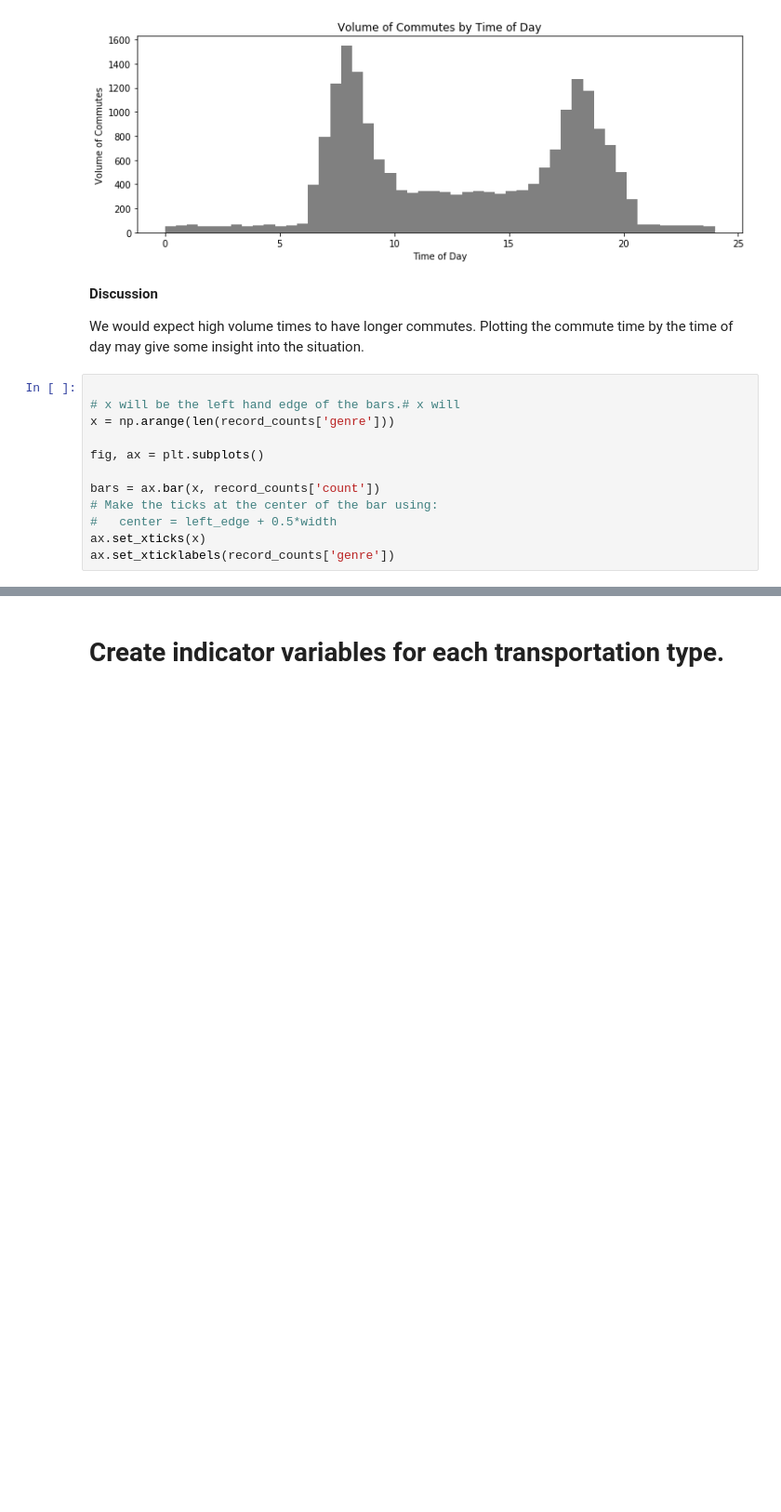
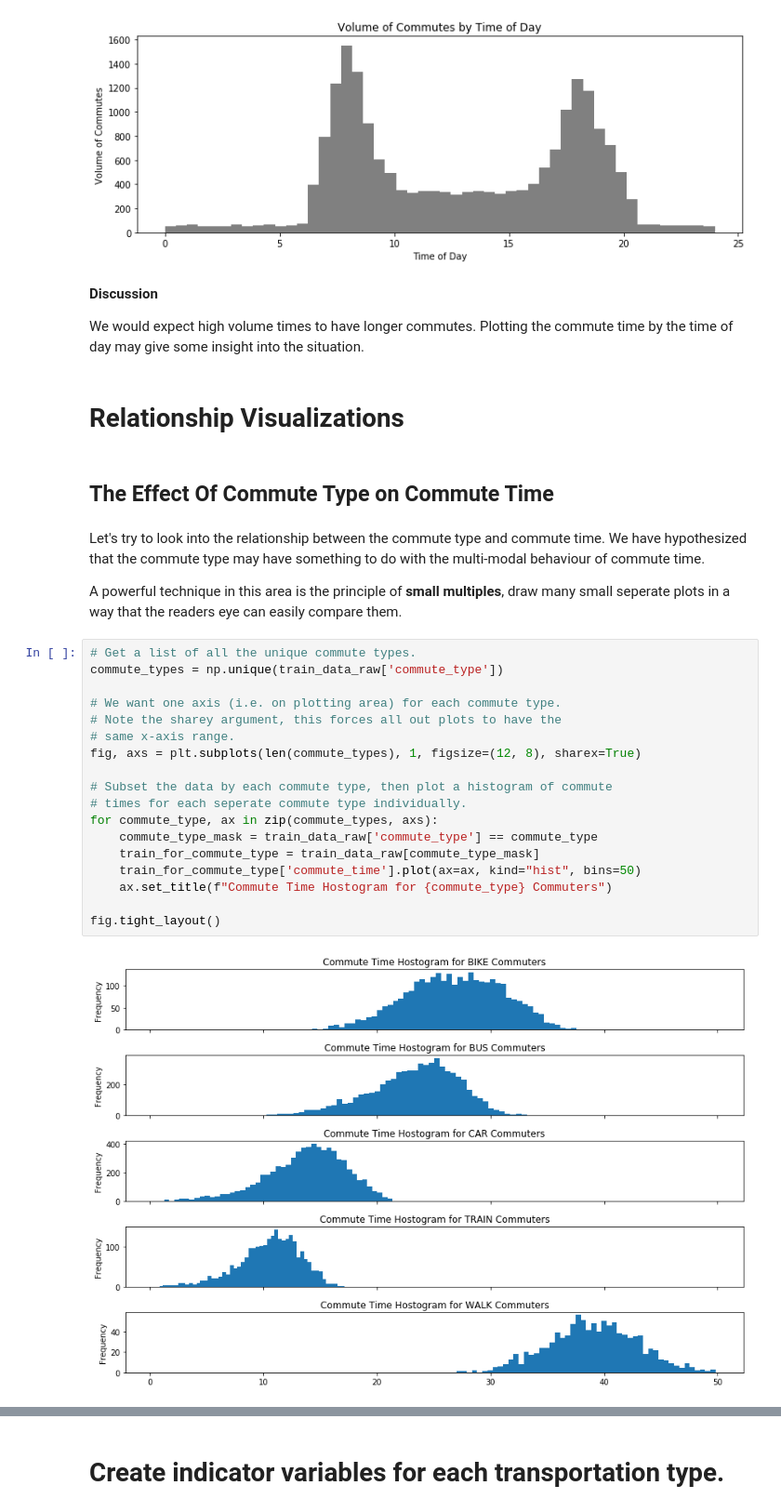
Before and after one commit to QCaudron/ml_101, a Jupyter notebook: 2_Linear_models/linear-regression.ipynb, the cells around one changed output, grey strips where cells are left out. Shown at 93% size. Drawn from its saved outputs; the diff is of its cells as text; blank space fills up the shorter version.

Commit message:
Add transportation-type vs. commute-time visualizations.

```diff
--- a/2_Linear_models/linear-regression.ipynb
+++ b/2_Linear_models/linear-regression.ipynb
@@ -100,15 +100,31 @@ Text(0,0.5,'Volume of Commutes')
 **Discussion**
 
 We would expect high volume times to have longer commutes.  Plotting the commute time by the time of day may give some insight into the situation.
-# %%
-
-# x will be the left hand edge of the bars.# x will
-x = np.arange(len(record_counts['genre']))
-
-fig, ax = plt.subplots()
-
-bars = ax.bar(x, record_counts['count'])
-# Make the ticks at the center of the bar using:
-#   center = left_edge + 0.5*width
-ax.set_xticks(x)
-ax.set_xticklabels(record_counts['genre'])
+# %% [markdown]
+# Relationship Visualizations
+# %% [markdown]
+## The Effect Of Commute Type on Commute Time
+# %% [markdown]
+Let's try to look into the relationship between the commute type and commute time.  We have hypothesized that the commute type may have something to do with the multi-modal behaviour of commute time.
+
+A powerful technique in this area is the principle of **small multiples**, draw many small seperate plots in a way that the readers eye can easily compare them.
+# %%
+# Get a list of all the unique commute types.
+commute_types = np.unique(train_data_raw['commute_type'])
+
+# We want one axis (i.e. on plotting area) for each commute type.
+# Note the sharey argument, this forces all out plots to have the
+# same x-axis range.
+fig, axs = plt.subplots(len(commute_types), 1, figsize=(12, 8), sharex=True)
+
+# Subset the data by each commute type, then plot a histogram of commute
+# times for each seperate commute type individually.
+for commute_type, ax in zip(commute_types, axs):
+    commute_type_mask = train_data_raw['commute_type'] == commute_type
+    train_for_commute_type = train_data_raw[commute_type_mask]
+    train_for_commute_type['commute_time'].plot(ax=ax, kind="hist", bins=50)
+    ax.set_title(f"Commute Time Hostogram for {commute_type} Commuters")
+
+fig.tight_layout()
+# %% [output]
+[figure, added]
```
Also changed, not shown: parts of 9 cells of this notebook.
